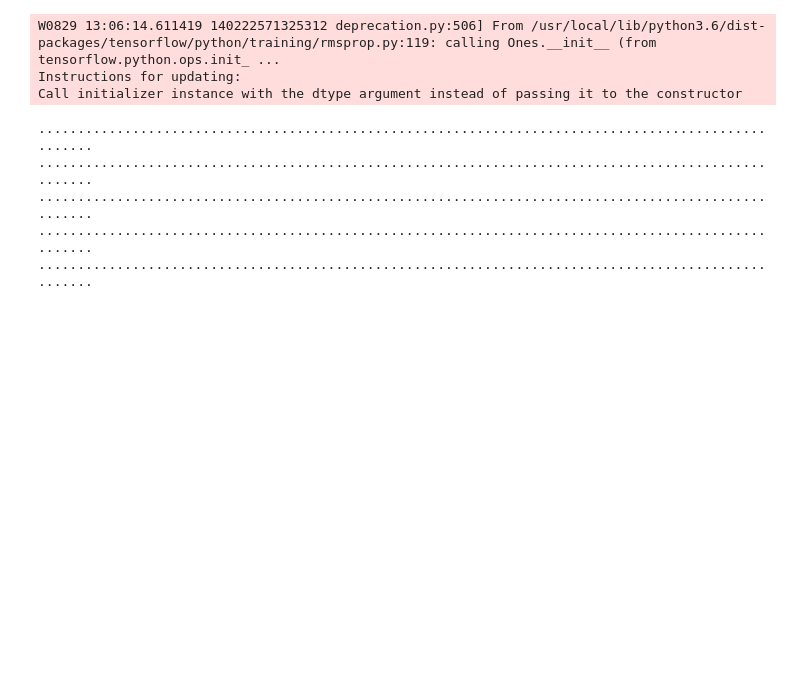
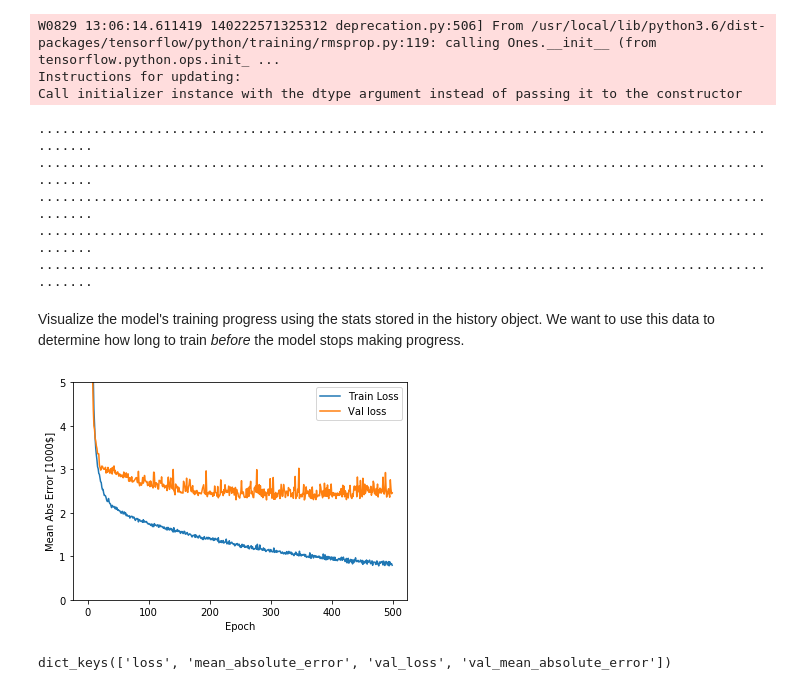
Before and after one commit to endomorphist/excercise1, a Jupyter notebook: Untitled1.ipynb, the cells around one changed output. Drawn from its saved outputs; the diff is of its cells as text; code cells hidden in the pictures; blank space fills up the shorter version.

```diff
--- a/Untitled1.ipynb
+++ b/Untitled1.ipynb
@@ -124,3 +124,24 @@ Call initializer instance with the dtype argument instead of passing it to the c
 ....................................................................................................
 ....................................................................................................
 ....................................................................................................
+# %% [markdown]
+Visualize the model's training progress using the stats stored in the history object. We want to use this data to determine how long to train *before* the model stops making progress.
+# %%
+import matplotlib.pyplot as plt
+
+def plot_history(history):
+  plt.figure
+  plt.xlabel('Epoch')
+  plt.ylabel('Mean Abs Error [1000$]')
+  plt.plot(history.epoch, np.array(history.history['mean_absolute_error']), label='Train Loss')
+  plt.plot(history.epoch, np.array(history.history['val_mean_absolute_error']), label='Val loss')
+  plt.legend()
+  plt.ylim([0,5])
+
+plot_history(history)
+# %% [output]
+[figure, added]
+# %%
+history.history.keys()
+# %% [output]
+dict_keys(['loss', 'mean_absolute_error', 'val_loss', 'val_mean_absolute_error'])
```
